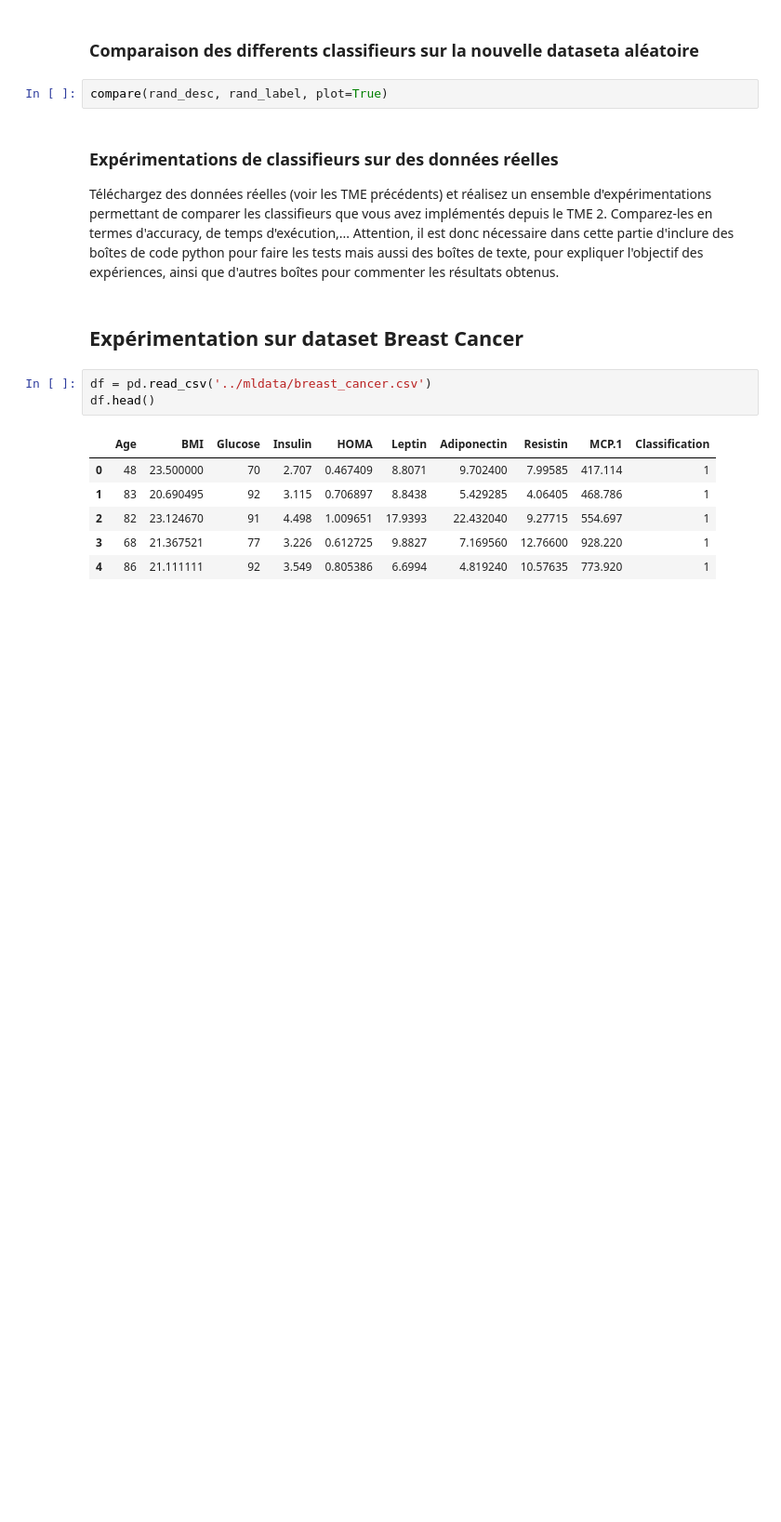
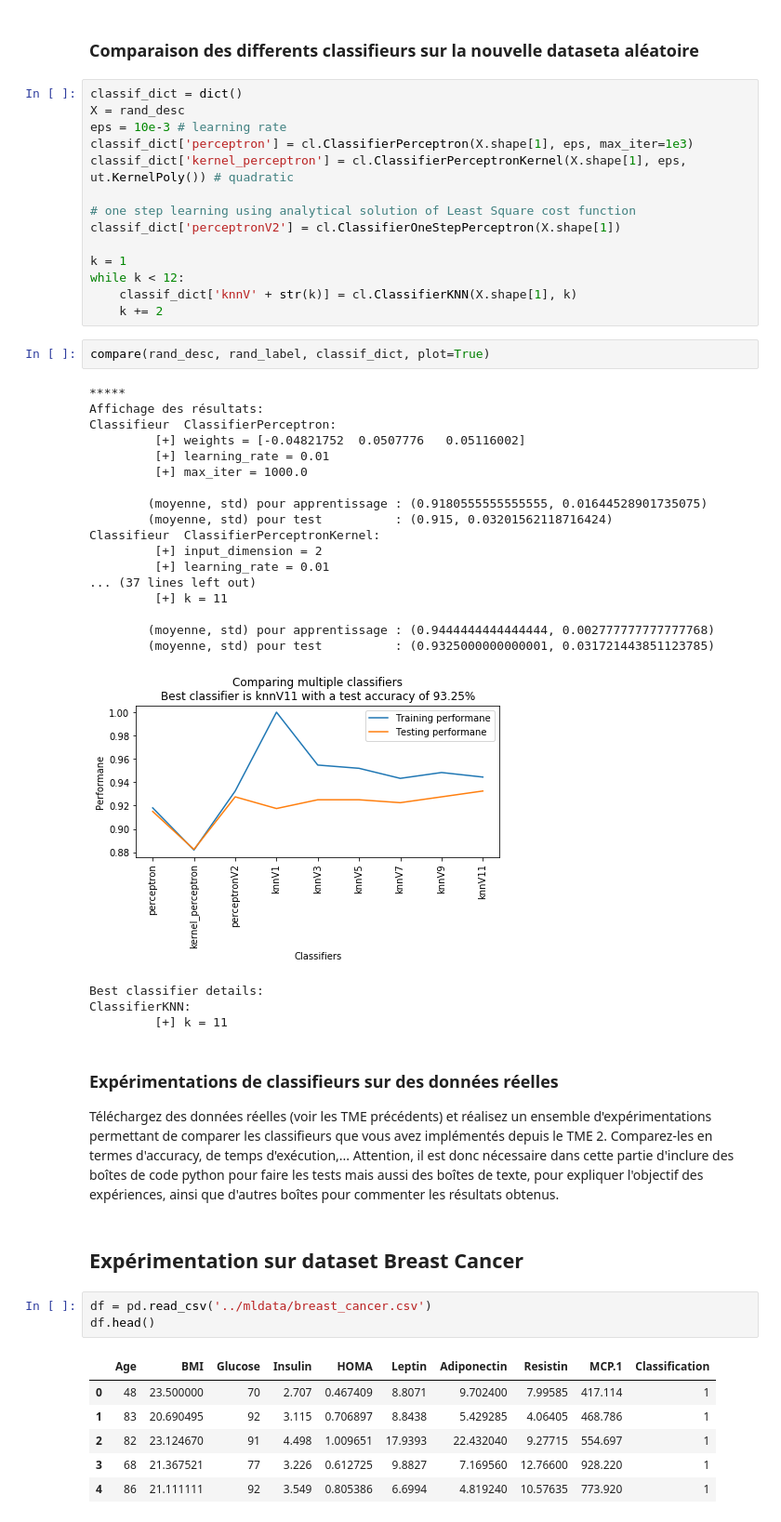
Before and after one commit to shetsecure/3i026, a Jupyter notebook: tme-05/tme-05.ipynb, the cells around one changed output. Shown: that part at 93% size. Saved outputs shown, nothing was run; the diff lists cells and outputs as text; blank space fills up the shorter version.

```diff
--- a/tme-05/tme-05.ipynb
+++ b/tme-05/tme-05.ipynb
@@ -420,7 +418,43 @@ ut.plot2DSet(rand_desc,rand_label)
 # %% [markdown]
 ### Comparaison des differents classifieurs sur la nouvelle dataseta aléatoire
+# %%
+classif_dict = dict()
+X = rand_desc
+eps = 10e-3 # learning rate
+classif_dict['perceptron'] = cl.ClassifierPerceptron(X.shape[1], eps, max_iter=1e3)
+classif_dict['kernel_perceptron'] = cl.ClassifierPerceptronKernel(X.shape[1], eps, ut.KernelPoly()) # quadratic
+
+# one step learning using analytical solution of Least Square cost function
+classif_dict['perceptronV2'] = cl.ClassifierOneStepPerceptron(X.shape[1])
+
+k = 1
+while k < 12:
+    classif_dict['knnV' + str(k)] = cl.ClassifierKNN(X.shape[1], k)
+    k += 2
 # %%
-compare(rand_desc, rand_label, plot=True)
+compare(rand_desc, rand_label, classif_dict, plot=True)
+# %% [output]
+*****
+Affichage des résultats:
+Classifieur  ClassifierPerceptron:
+         [+] weights = [-0.04821752  0.0507776   0.05116002]
+         [+] learning_rate = 0.01
+         [+] max_iter = 1000.0
+
+        (moyenne, std) pour apprentissage : (0.9180555555555555, 0.01644528901735075)
+        (moyenne, std) pour test          : (0.915, 0.03201562118716424)
+Classifieur  ClassifierPerceptronKernel:
+         [+] input_dimension = 2
+         [+] learning_rate = 0.01
+... (37 lines left out)
+         [+] k = 11
+
+        (moyenne, std) pour apprentissage : (0.9444444444444444, 0.002777777777777768)
+        (moyenne, std) pour test          : (0.9325000000000001, 0.031721443851123785)
+[figure, added]
+Best classifier details:
+ClassifierKNN:
+         [+] k = 11
 # %% [markdown]
 ### Expérimentations de  classifieurs sur des données réelles
 
```
Also changed, not shown: parts of 3 cells of this notebook, 6 other files.
